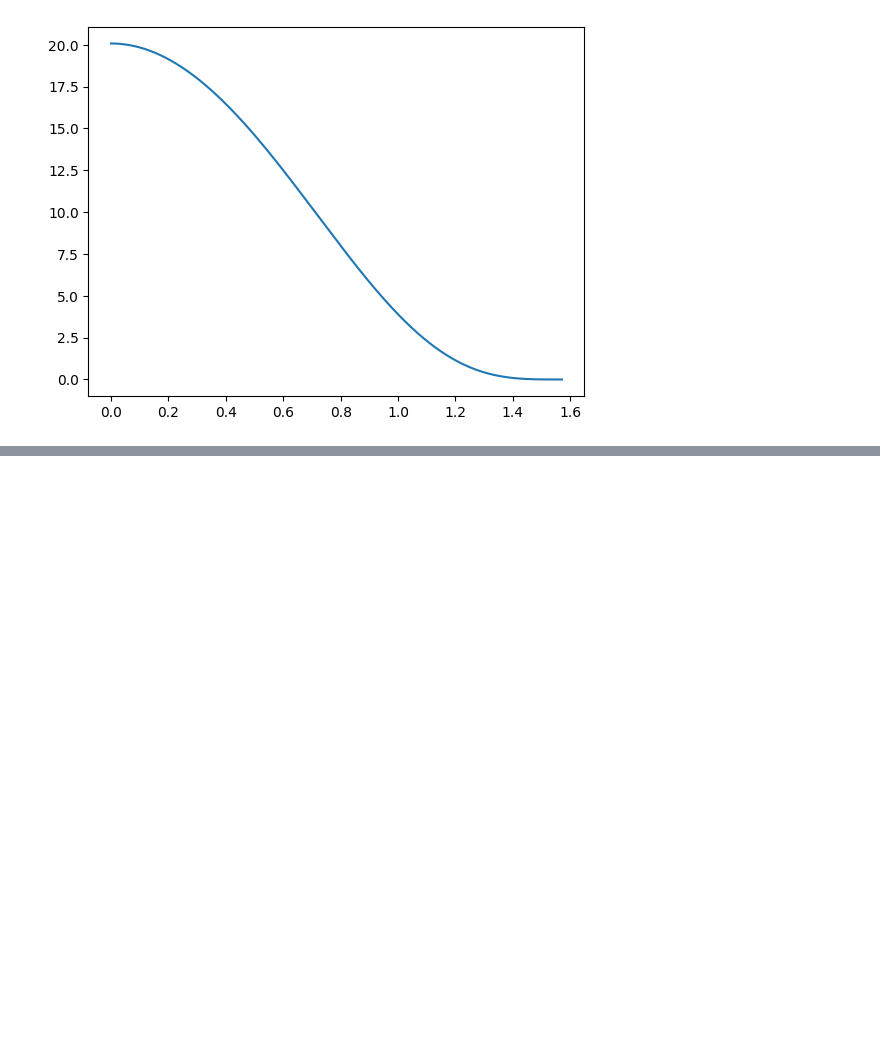
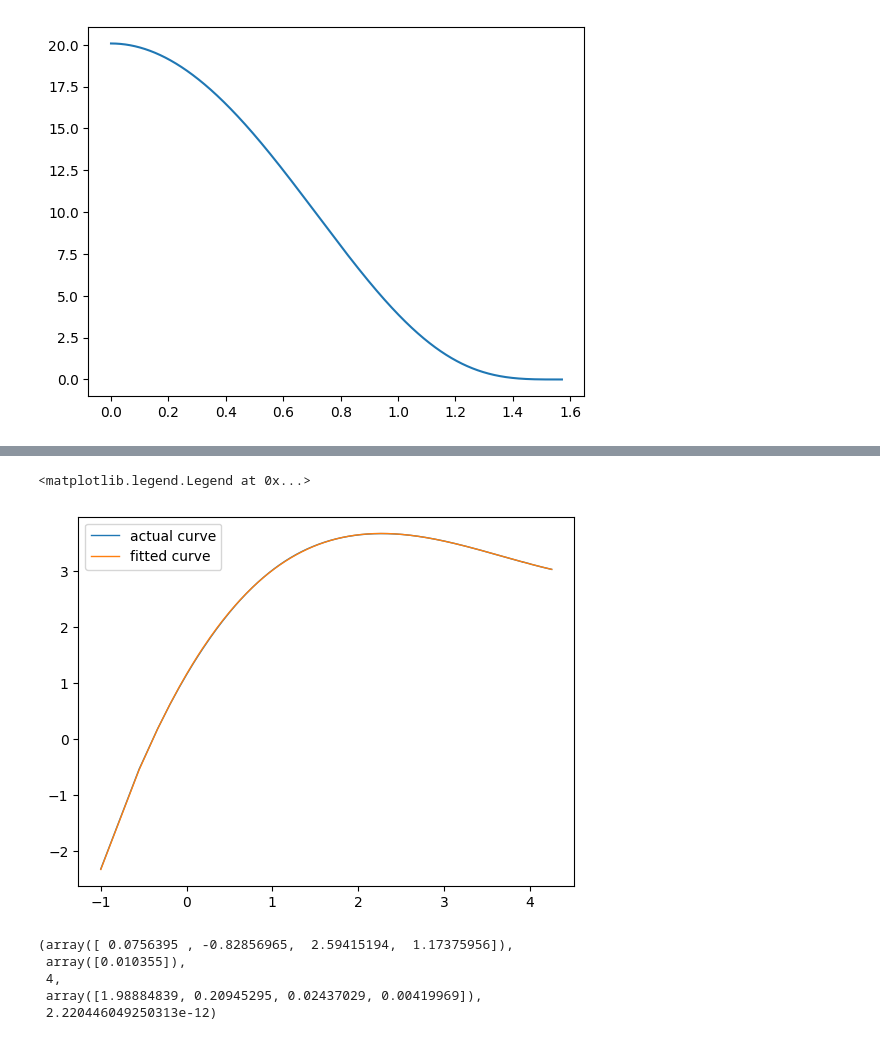
Before and after one commit to someone-random/cosmic_ray_generator, a Jupyter notebook: refit.ipynb, the cells around one changed output, grey strips where cells are left out. Saved outputs shown, nothing was run; the diff lists cells and outputs as text; code cells hidden in the pictures; blank space fills up the shorter version.

```diff
--- a/refit.ipynb
+++ b/refit.ipynb
@@ -32,0 +47,13 @@ plt.legend()
+# %%
+x=numpy.linspace(0.1,18000,100000)
+y_theo=[functions.integrated_theory(x[i]) for i in range((len(x)))]
+y_bf=[functions.integrated_fast(x[i]) for i in range((len(x)))]
+# %%
+plt.plot(numpy.log10(x), numpy.log10(y_theo*x**3), label='actual curve', linewidth=1)
+plt.plot(numpy.log10(x), numpy.log10(y_bf*x**3), label='fitted curve', linewidth=1)
+# plt.xscale('log')
+# plt.yscale('log')
+plt.legend()
+# %% [output]
+<matplotlib.legend.Legend at 0x...>
+[figure, added]
@@ -32,0 +67,8 @@ plt.legend()
+# %%
+fit #order 3
+# %% [output]
+(array([ 0.0756395 , -0.82856965,  2.59415194,  1.17375956]),
+ array([0.010355]),
+ 4,
+ array([1.98884839, 0.20945295, 0.02437029, 0.00419969]),
+ 2.220446049250313e-12)
```
Also changed, not shown: parts of 9 cells of this notebook, 6 other files.
